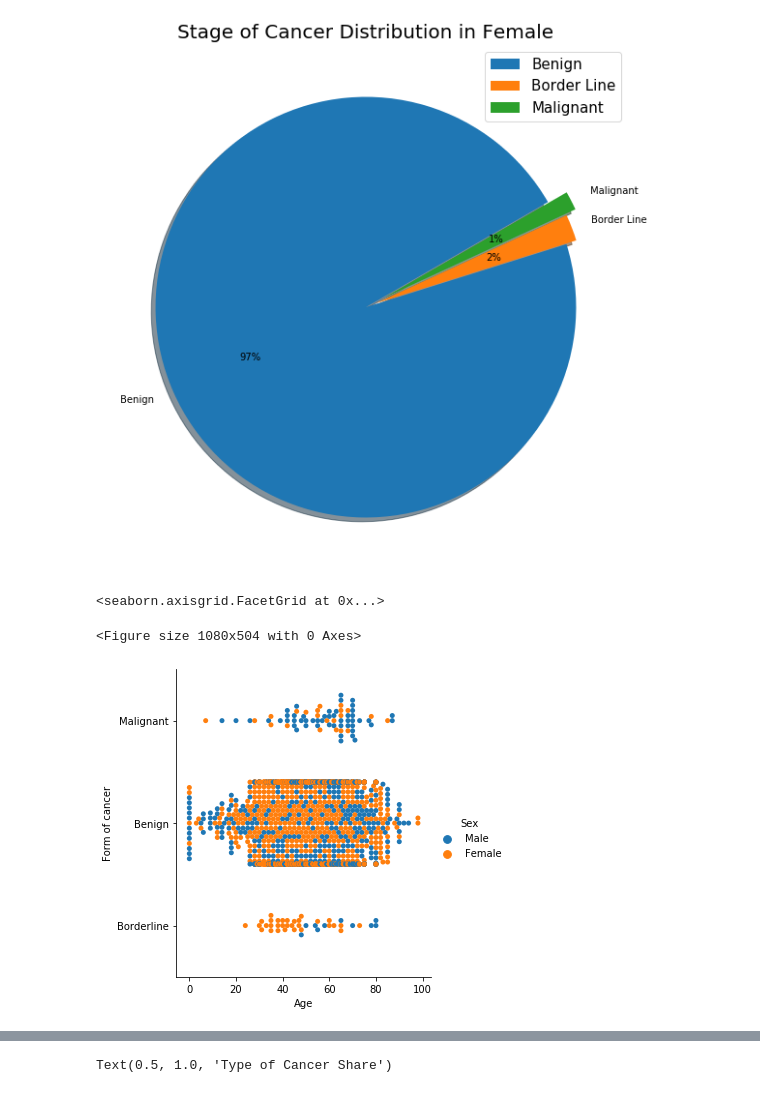
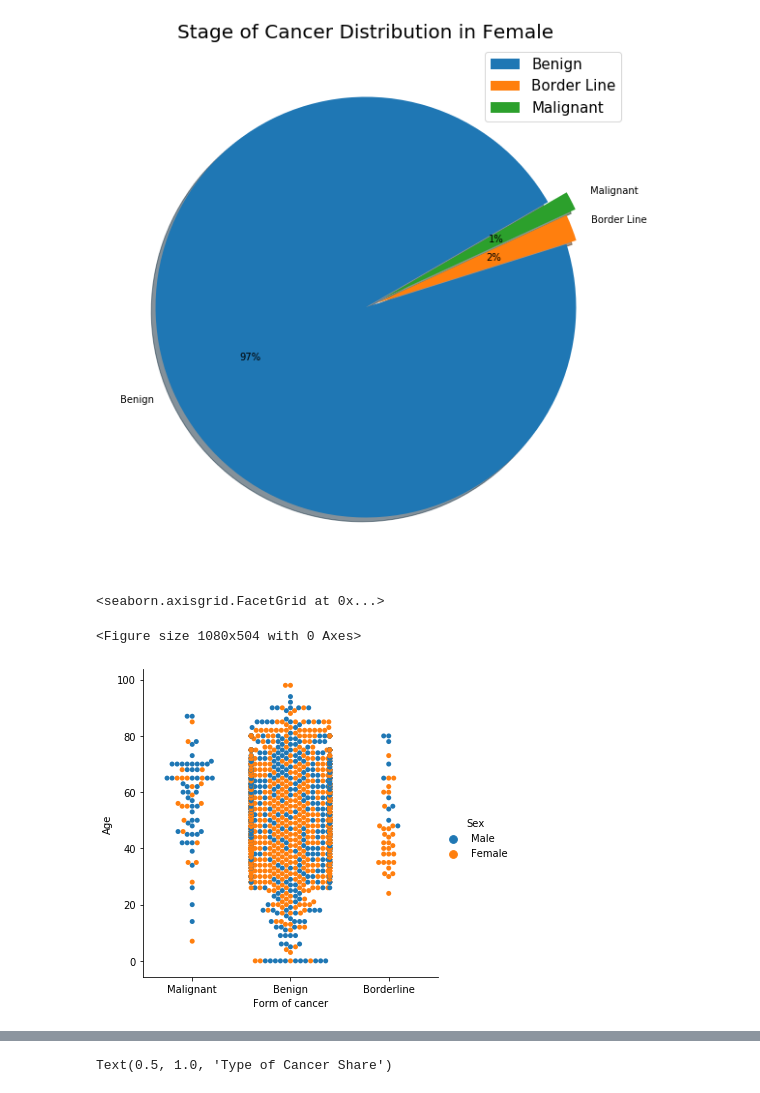
Before and after one commit to ssnk4343/Hospital_Cancer_Analysis, a Jupyter notebook: Cancer_Analysis.ipynb, the cells around one changed output, grey strips where cells are left out. Saved outputs shown, nothing was run; the diff lists cells and outputs as text; code cells hidden in the pictures.

```diff
--- a/Cancer_Analysis.ipynb
+++ b/Cancer_Analysis.ipynb
@@ -153,8 +153,8 @@ Text(0.5, 1.0, 'Stage of Cancer Distribution in Female')
 [figure]
 # %%
 plt.figure(figsize=(15,7))
-sns.catplot('Age','Form of cancer',data=df,hue='Sex',estimator=None, kind='swarm')
+sns.catplot('Form of cancer','Age',data=df,hue='Sex',estimator=None, kind='swarm')
 # %% [output]
 <seaborn.axisgrid.FacetGrid at 0x...>
 <Figure size 1080x504 with 0 Axes>
-[figure, old version]
+[figure, new version]
```
Also changed, not shown: parts of 1 cell of this notebook.
